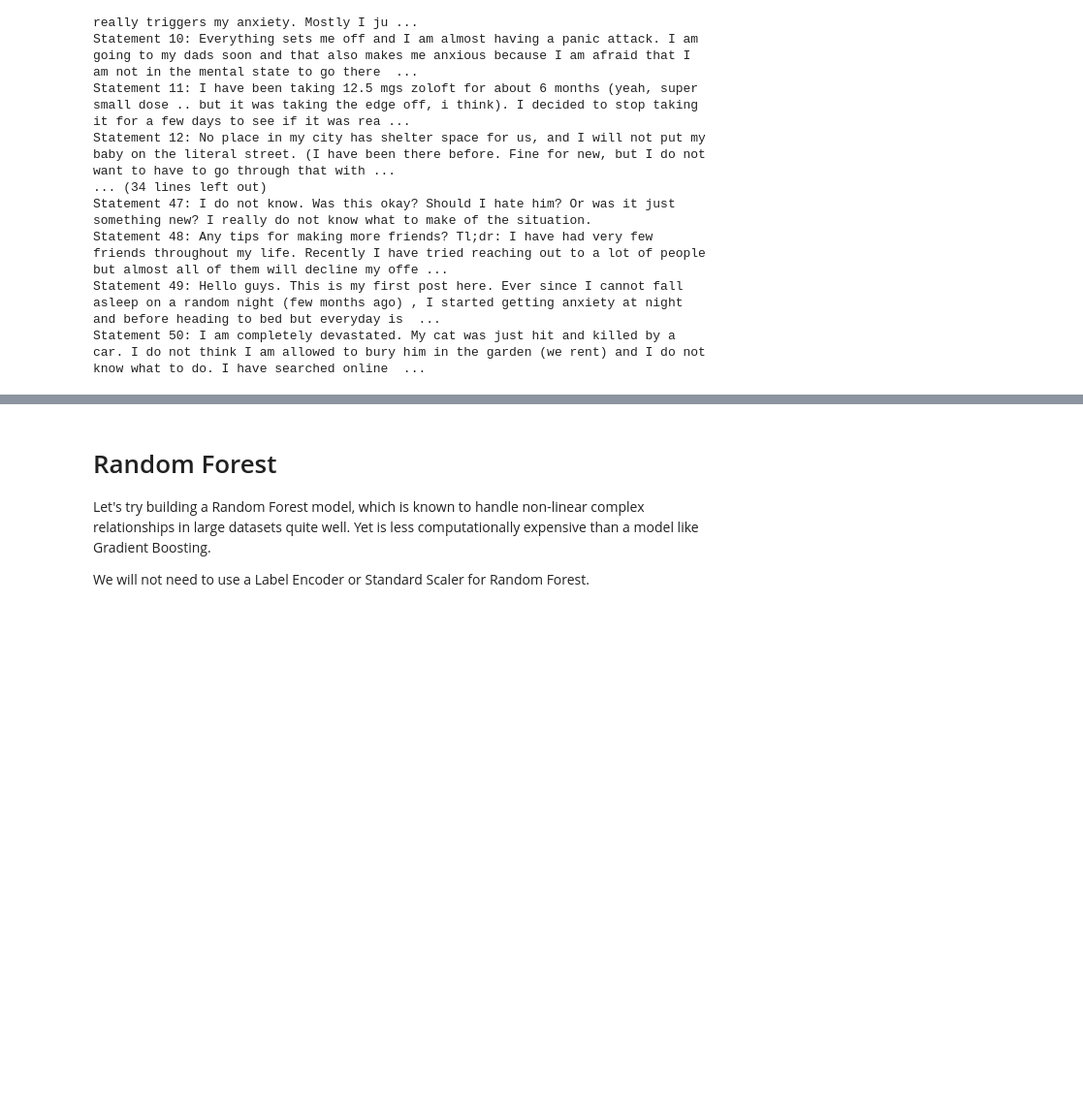
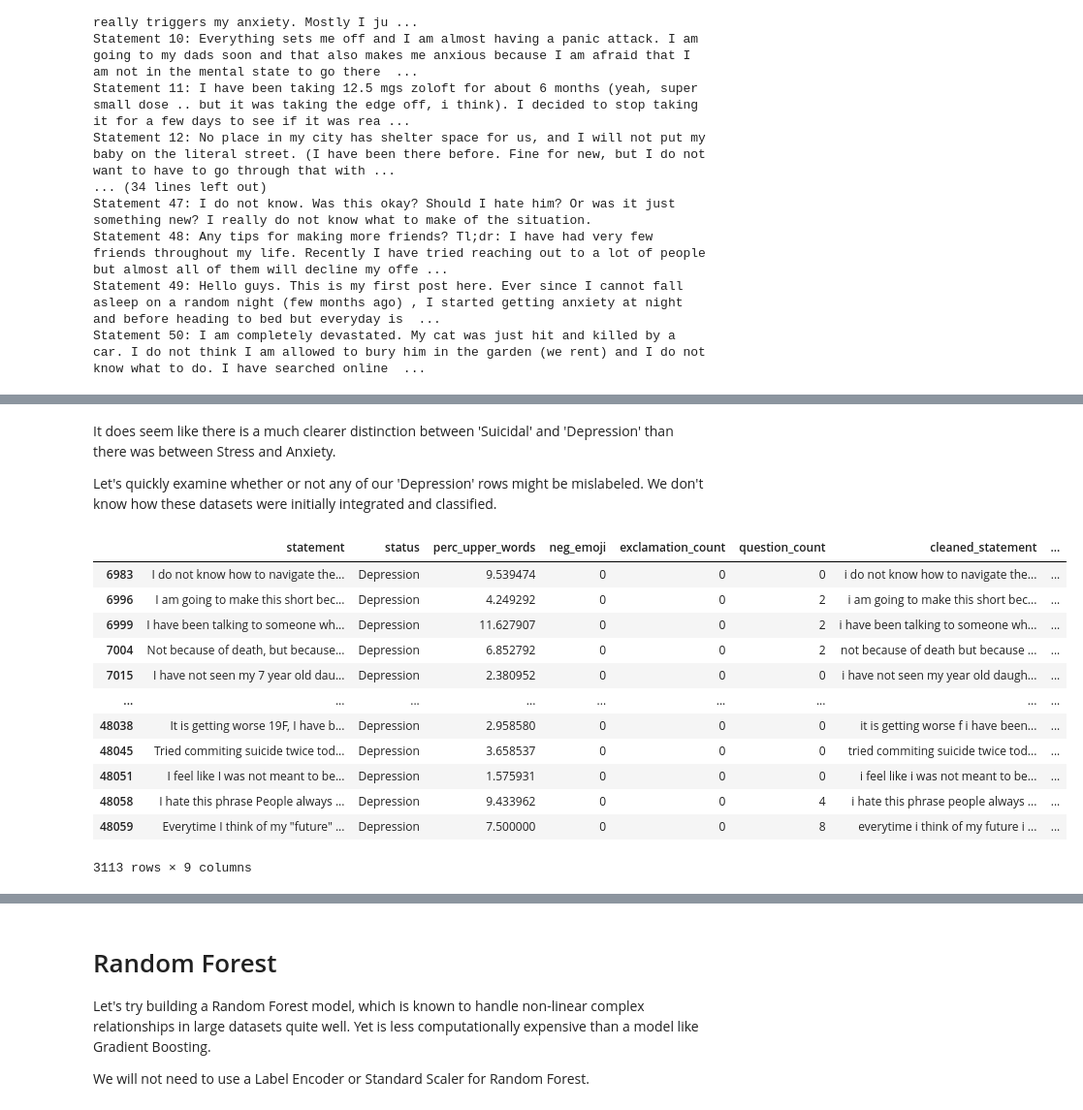
Before and after one commit to emmascotson/project_4, a Jupyter notebook: project_4.ipynb, the cells around one changed output, grey strips where cells are left out. Shown at 97% size. Cells and saved outputs as stored; diff of their text form; code cells hidden in the pictures; blank space fills up the shorter version.

```diff
--- a/project_4.ipynb
+++ b/project_4.ipynb
@@ -1692,0 +1751,27 @@ In other contexts, it might be useful to make the distinctions between the two.
+# %% [markdown]
+It does seem like there is a much clearer distinction between 'Suicidal' and 'Depression' than there was between Stress and Anxiety.
+
+Let's quickly examine whether or not any of our 'Depression' rows might be mislabeled. We don't know how these datasets were initially integrated and classified.
+# %%
+# Example tokens to check for
+tokens = ['suicide', 'suicidal', 'kill']
+
+# Filter rows where 'status' is 'Depression' and 'statement' contains any token
+filtered_rows = data[(data['status'] == 'Depression') &
+                            (data['statement'].str.contains('|'.join(tokens), case=False, na=False))]
+# %%
+filtered_rows
+# %% [output]
+|  | statement | status | perc_upper_words | neg_emoji | exclamation_count | question_count | cleaned_statement | ... |
+| 6983 | I do not know how to navigate the... | Depression | 9.539474 | 0 | 0 | 0 | i do not know how to navigate the... | ... |
+| 6996 | I am going to make this short bec... | Depression | 4.249292 | 0 | 0 | 2 | i am going to make this short bec... | ... |
+| 6999 | I have been talking to someone wh... | Depression | 11.627907 | 0 | 0 | 2 | i have been talking to someone wh... | ... |
+| 7004 | Not because of death, but because... | Depression | 6.852792 | 0 | 0 | 2 | not because of death but because ... | ... |
+| 7015 | I have not seen my 7 year old dau... | Depression | 2.380952 | 0 | 0 | 0 | i have not seen my year old daugh... | ... |
+| ... | ... | ... | ... | ... | ... | ... | ... | ... |
+| 48038 | It is getting worse 19F, I have b... | Depression | 2.958580 | 0 | 0 | 0 | it is getting worse f i have been... | ... |
+| 48045 | Tried commiting suicide twice tod... | Depression | 3.658537 | 0 | 0 | 0 | tried commiting suicide twice tod... | ... |
+| 48051 | I feel like I was not meant to be... | Depression | 1.575931 | 0 | 0 | 0 | i feel like i was not meant to be... | ... |
+| 48058 | I hate this phrase People always ... | Depression | 9.433962 | 0 | 0 | 4 | i hate this phrase people always ... | ... |
+| 48059 | Everytime I think of my "future" ... | Depression | 7.500000 | 0 | 0 | 8 | everytime i think of my future i ... | ... |
+3113 rows × 9 columns
```
Also changed, not shown: parts of 20 cells of this notebook.
